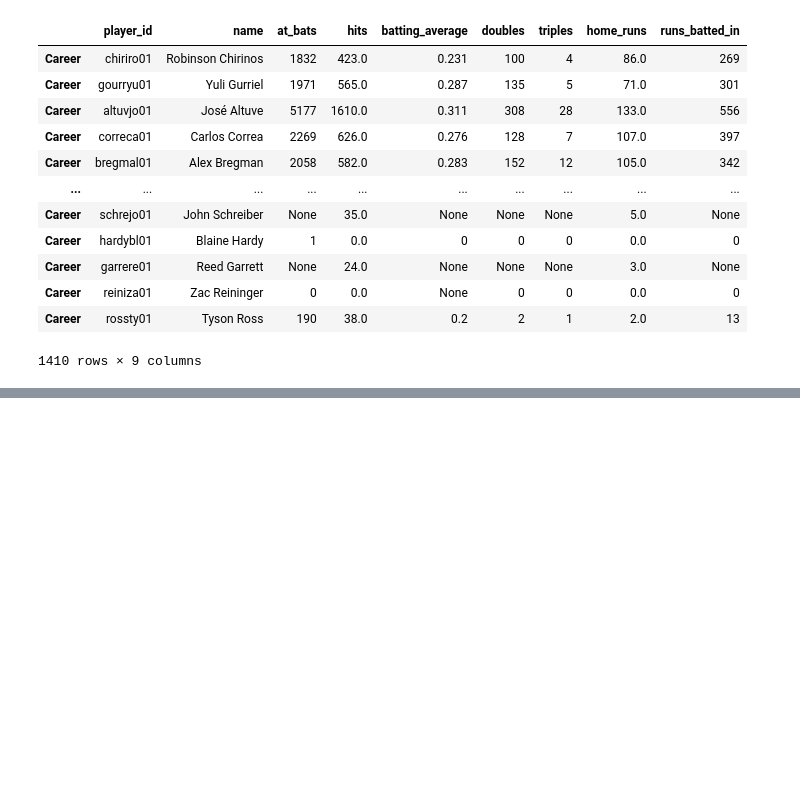
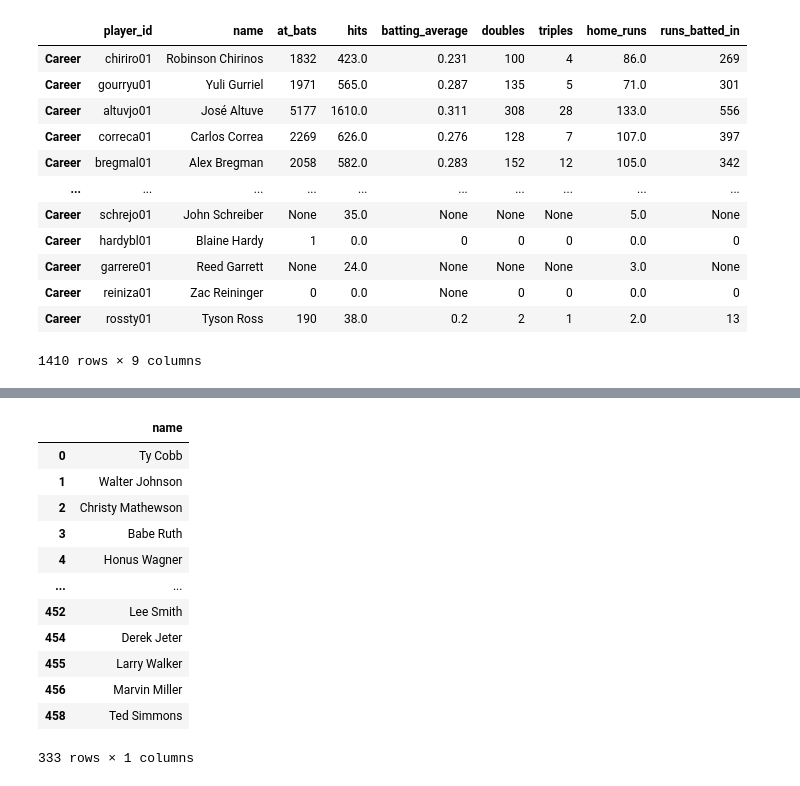
Before and after one commit to rteves0914/sportsReference_ML, a Jupyter notebook: main.ipynb, the cells around one changed output, grey strips where cells are left out. Saved outputs shown, nothing was run; the diff lists cells and outputs as text; code cells hidden in the pictures; blank space fills up the shorter version.

```diff
--- a/main.ipynb
+++ b/main.ipynb
@@ -169,0 +144,20 @@ hall_of_fame_df = pd.read_csv('')
+# %%
+# clean the csv file to show only the names of the hall of famers
+hall_of_fame_df = hall_of_fame_df.dropna()
+hof_df = hall_of_fame_df.rename(columns={"Name":"name"})
+hof_cleaned = hof_df[["name"]]
+hof_cleaned
+# %% [output]
+|  | name |
+| 0 | Ty Cobb |
+| 1 | Walter Johnson |
+| 2 | Christy Mathewson |
+| 3 | Babe Ruth |
+| 4 | Honus Wagner |
+| ... | ... |
+| 452 | Lee Smith |
+| 454 | Derek Jeter |
+| 455 | Larry Walker |
+| 456 | Marvin Miller |
+| 458 | Ted Simmons |
+333 rows × 1 columns
```
Also changed, not shown: parts of 10 cells of this notebook.
